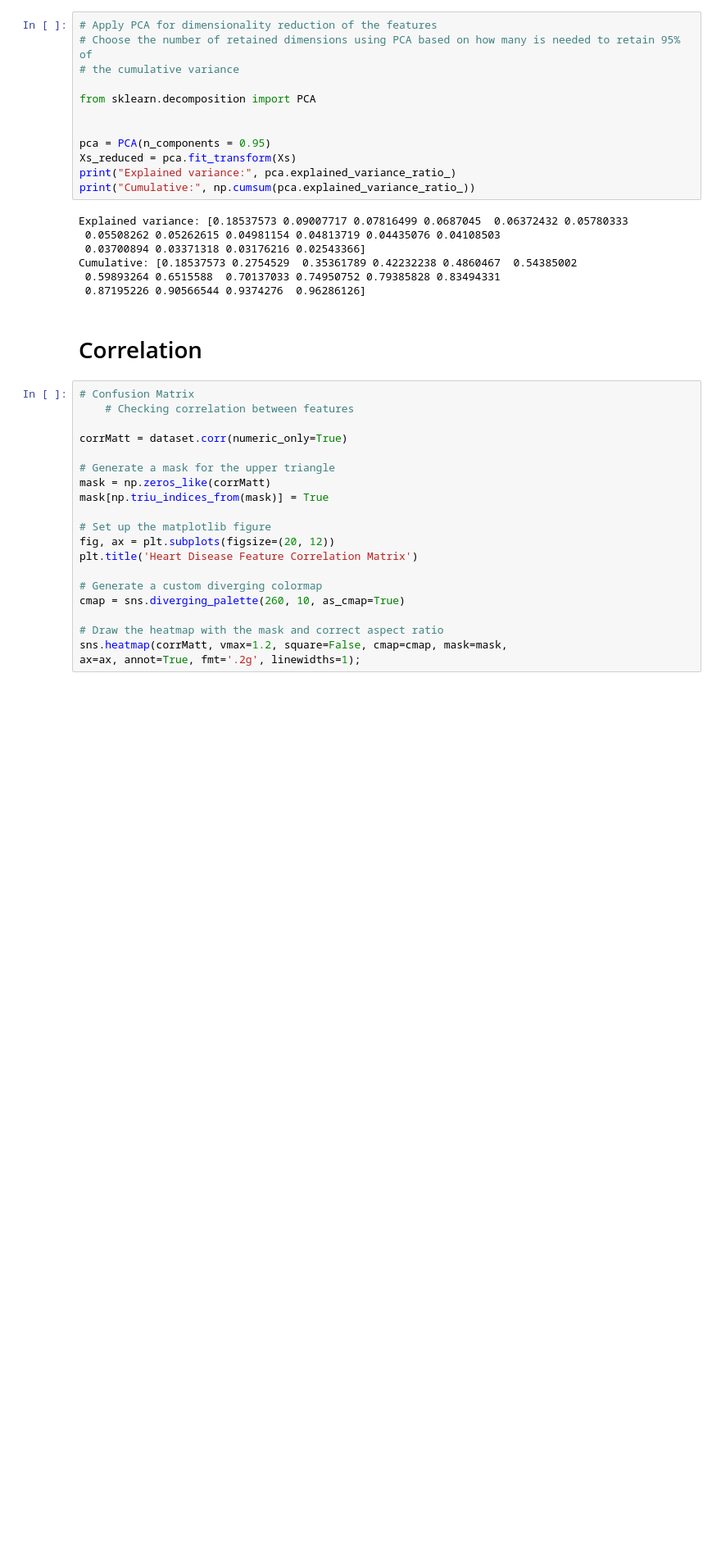
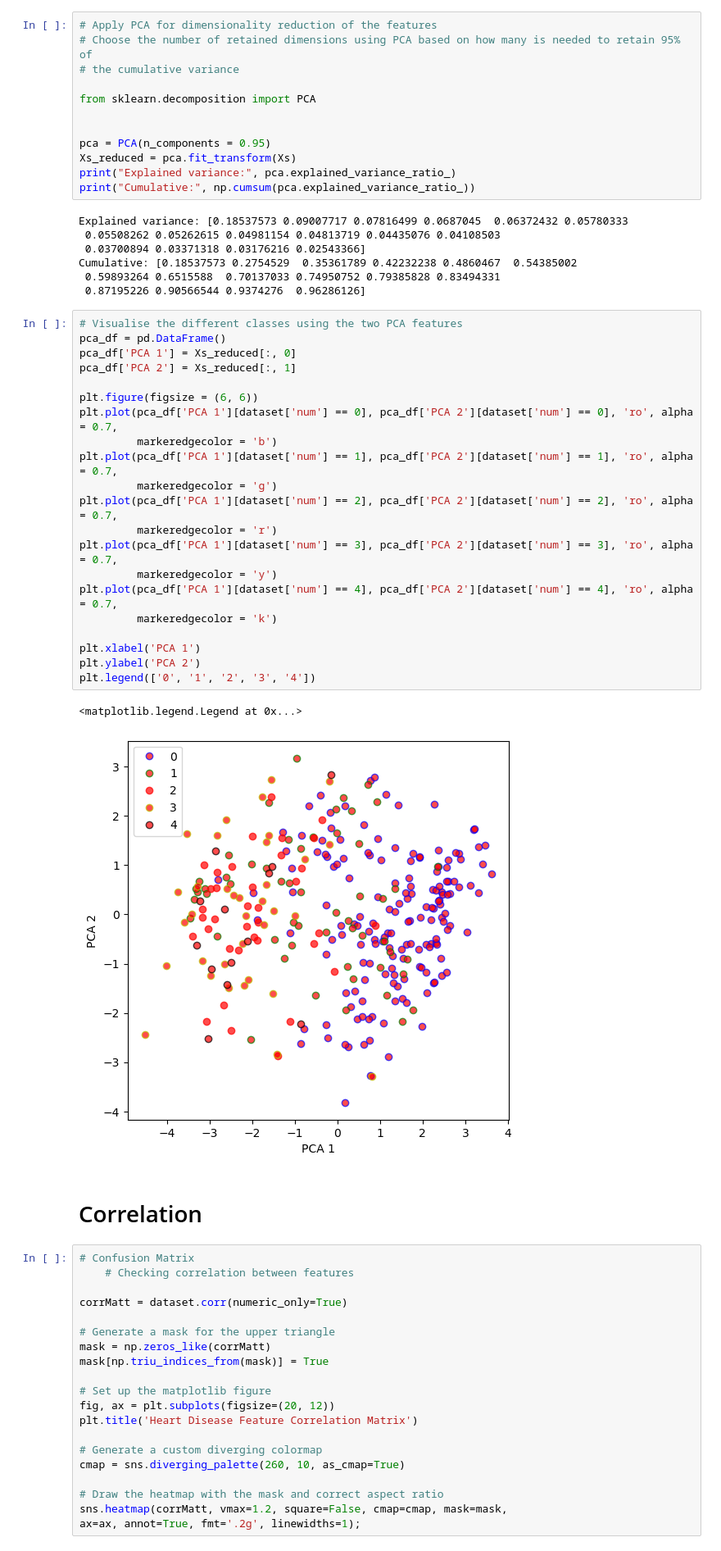
Before and after one commit to glacial-drm/Supervised-Learners, a Jupyter notebook: CW1/cw1-classification.ipynb, the cells around one changed output. Shown at 82% size. Cells and saved outputs as stored; diff of their text form; blank space fills up the shorter version.

Commit message:
Visualising the different classes for 'num' using PCA features

```diff
--- a/CW1/cw1-classification.ipynb
+++ b/CW1/cw1-classification.ipynb
@@ -247,6 +247,30 @@ Explained variance: [0.18537573 0.09007717 0.07816499 0.0687045  0.06372432 0.05
 Cumulative: [0.18537573 0.2754529  0.35361789 0.42232238 0.4860467  0.54385002
  0.59893264 0.6515588  0.70137033 0.74950752 0.79385828 0.83494331
  0.87195226 0.90566544 0.9374276  0.96286126]
+# %%
+# Visualise the different classes using the two PCA features
+pca_df = pd.DataFrame()
+pca_df['PCA 1'] = Xs_reduced[:, 0]
+pca_df['PCA 2'] = Xs_reduced[:, 1]
+
+plt.figure(figsize = (6, 6))
+plt.plot(pca_df['PCA 1'][dataset['num'] == 0], pca_df['PCA 2'][dataset['num'] == 0], 'ro', alpha = 0.7,
+         markeredgecolor = 'b')
+plt.plot(pca_df['PCA 1'][dataset['num'] == 1], pca_df['PCA 2'][dataset['num'] == 1], 'ro', alpha = 0.7,
+         markeredgecolor = 'g')
+plt.plot(pca_df['PCA 1'][dataset['num'] == 2], pca_df['PCA 2'][dataset['num'] == 2], 'ro', alpha = 0.7,
+         markeredgecolor = 'r')
+plt.plot(pca_df['PCA 1'][dataset['num'] == 3], pca_df['PCA 2'][dataset['num'] == 3], 'ro', alpha = 0.7,
+         markeredgecolor = 'y')
+plt.plot(pca_df['PCA 1'][dataset['num'] == 4], pca_df['PCA 2'][dataset['num'] == 4], 'ro', alpha = 0.7,
+         markeredgecolor = 'k')
+
+plt.xlabel('PCA 1')
+plt.ylabel('PCA 2')
+plt.legend(['0', '1', '2', '3', '4'])
+# %% [output]
+<matplotlib.legend.Legend at 0x...>
+[figure, added]
 # %% [markdown]
 # Correlation
 # %%
```
Also changed, not shown: parts of 1 cell of this notebook.
